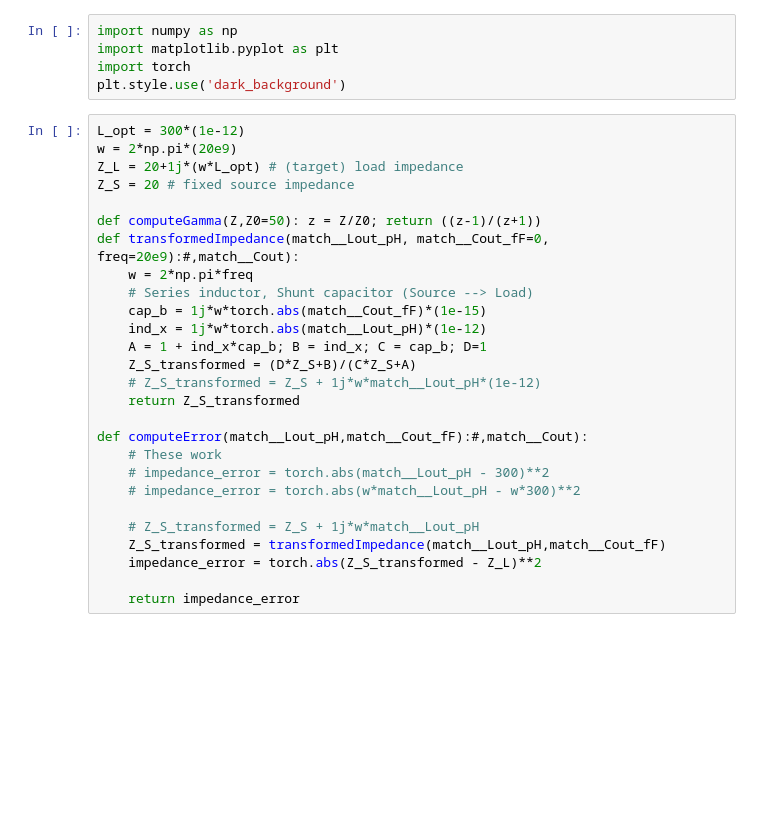
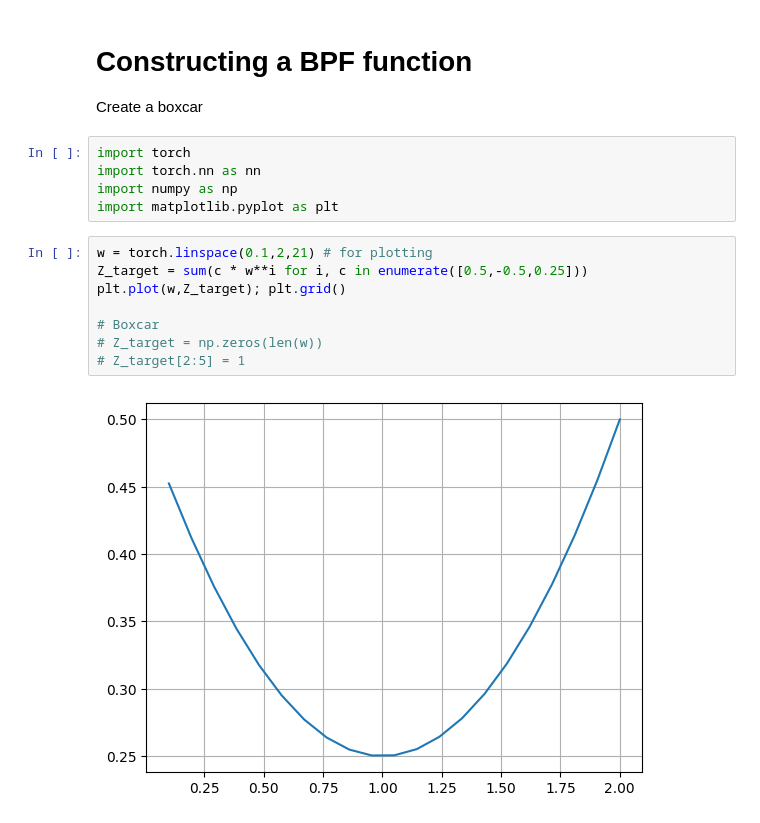
Before and after one commit to a-dag-a/sandbox__ML, a Jupyter notebook: autodiff/WIP.ipynb, the cells around one changed output. Cells and saved outputs as stored; diff of their text form; blank space fills up the shorter version.

Commit message:
WIP simple curve fitting

```diff
--- a/autodiff/WIP.ipynb
+++ b/autodiff/WIP.ipynb
@@ -1,32 +1,18 @@
+# %% [markdown]
+# Constructing a BPF function
+Create a boxcar
 # %%
+import torch
+import torch.nn as nn
 import numpy as np
 import matplotlib.pyplot as plt
-import torch
-plt.style.use('dark_background')
-# %%
-L_opt = 300*(1e-12)
-w = 2*np.pi*(20e9)
-Z_L = 20+1j*(w*L_opt) # (target) load impedance
-Z_S = 20 # fixed source impedance
-
-def computeGamma(Z,Z0=50): z = Z/Z0; return ((z-1)/(z+1))
-def transformedImpedance(match__Lout_pH, match__Cout_fF=0, freq=20e9):#,match__Cout):
-    w = 2*np.pi*freq
-    # Series inductor, Shunt capacitor (Source --> Load)
-    cap_b = 1j*w*torch.abs(match__Cout_fF)*(1e-15)
-    ind_x = 1j*w*torch.abs(match__Lout_pH)*(1e-12)
-    A = 1 + ind_x*cap_b; B = ind_x; C = cap_b; D=1
-    Z_S_transformed = (D*Z_S+B)/(C*Z_S+A)
-    # Z_S_transformed = Z_S + 1j*w*match__Lout_pH*(1e-12)
-    return Z_S_transformed
-
-def computeError(match__Lout_pH,match__Cout_fF):#,match__Cout):
-    # These work
-    # impedance_error = torch.abs(match__Lout_pH - 300)**2
-    # impedance_error = torch.abs(w*match__Lout_pH - w*300)**2
-
-    # Z_S_transformed = Z_S + 1j*w*match__Lout_pH
-    Z_S_transformed = transformedImpedance(match__Lout_pH,match__Cout_fF)
-    impedance_error = torch.abs(Z_S_transformed - Z_L)**2
-
-    return impedance_error
+# %%
+w = torch.linspace(0.1,2,21) # for plotting
+Z_target = sum(c * w**i for i, c in enumerate([0.5,-0.5,0.25]))
+plt.plot(w,Z_target); plt.grid()
+
+# Boxcar
+# Z_target = np.zeros(len(w))
+# Z_target[2:5] = 1
+# %% [output]
+[figure, added]
```
Also changed, not shown: parts of 3 cells of this notebook.
